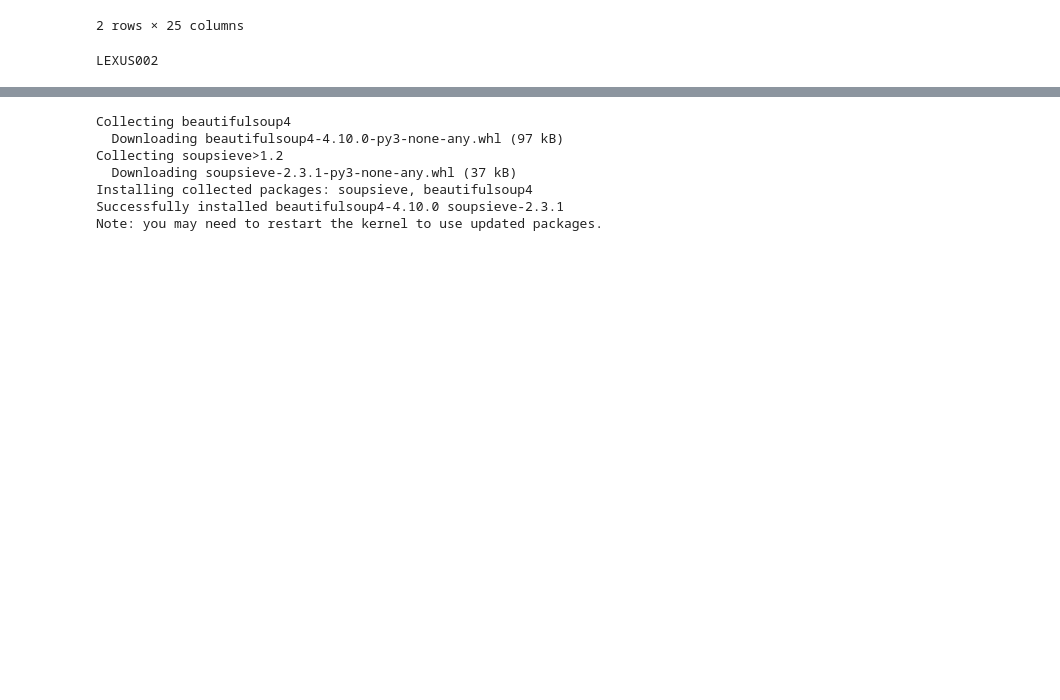
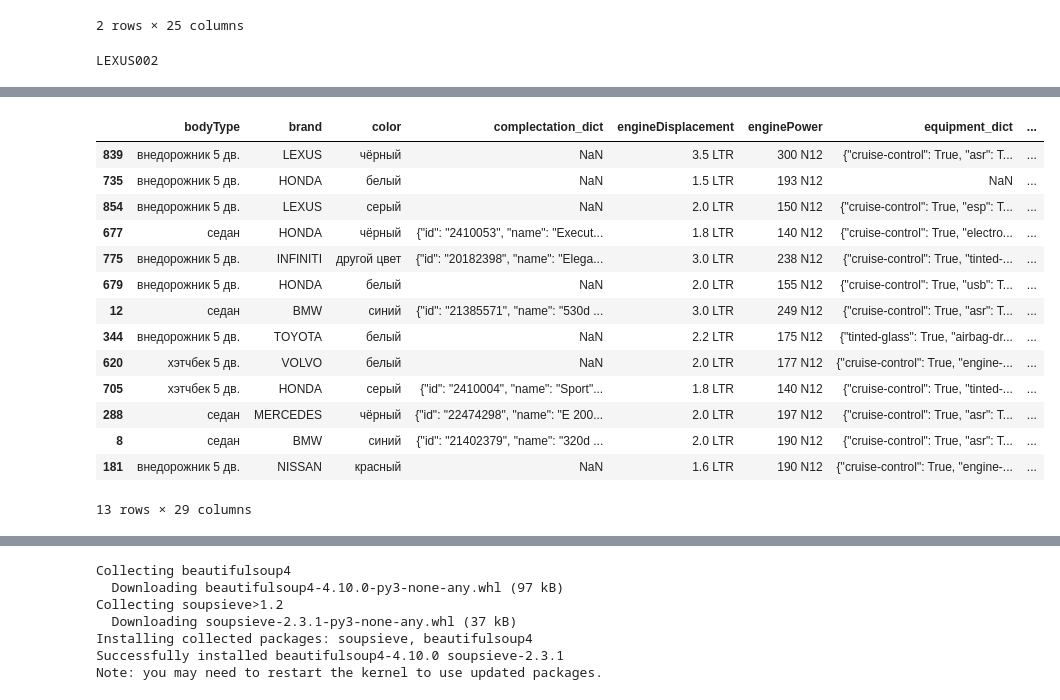
Before and after one commit to sawa25/module_6, a Jupyter notebook: getdata.ipynb, the cells around one changed output, grey strips where cells are left out. Cells and saved outputs as stored; diff of their text form; code cells hidden in the pictures; blank space fills up the shorter version.

```diff
--- a/getdata.ipynb
+++ b/getdata.ipynb
@@ -572,18 +572,34 @@ print('{0}{1:03d}'.format(mark,2))
 # %% [output]
 LEXUS002
 # %%
+#проверка выдергивания нужных данных из авто.ру и сохранение
 df=pd.DataFrame()
 t0=0
 datadic={}
-for mark in ['BMW', 'VOLKSWAGEN']:
-    for page in range(1,2):
+numpages=99
+numpages=2
+for mark in [ 'NISSAN']:
+
+    for page in range(1,numpages+1):
+        df=pd.DataFrame() #для каждой марки отдельный файл постранично
         #получить с сервера страницу page в словарь
         while time.time_ns() - t0<500000000: #проверять время, чтобы не получить отказ от сервера
             time.sleep(0.1)
         datadic=responsedic(page,js,mark)
         t0 = time.time_ns()  # начальное время старта
+        # "pagination":{"total_page_count":99,"total_offers_count":4301,"page":2,"page_size":37,"from":38,"to":74,"current":2}
+        pg=datadic['pagination']
+        print("from {} to {} ({}) totoffers {} totpage {} ->".format(pg["from"],pg["to"],pg["page_size"], pg['total_offers_count'],pg['total_page_count']),end=" ...")
         df=feelDF(datadic,df,mark)
-    df.to_csv('{0}{1:03d}'.format(mark,page))
+        fname='{0}{1:03d}.csv'.format(mark,page)
+        print("save ",fname,end=" ...")
+        df.to_csv(fname,index=False)
+        print(" done")
+        totpage=pg['total_page_count']
+        if page<totpage: continue
+        else:
+            print("no more pages for ",mark)
+            break
 
 # test['bodyType'].value_counts().index.values
 
@@ -597,0 +611,19 @@ print(qq)
+# %%
+# проверка считывания и набора тренировочной базы
+trainfname='dftrain.csv'
+dftest=pd.DataFrame()
+for mark in marks:
+    for page in range(1,numpages+1):
+        try:
+            fname='{0}{1:03d}.csv'.format(mark,page)
+            print("read ",fname,end=" ...")
+            df_=pd.read_csv('{0}{1:03d}.csv'.format(mark,page))
+            print(" concat",end=" ...")
+            dftest=pd.concat([dftest,df_])
+            print(" done")
+        except Exception as ex:
+            print(ex)
+
+dftest.to_csv(trainfname,index=False) #сохранение итоговой базы
+# qq=dftest[dftest.complectation_dict.notna()]['complectation_dict'].iloc[0].__str__()
+# print(qq)
@@ -598,3 +648,22 @@ print(qq)
+# %%
+# dftest=pd.read_csv(trainfname)
+dftest.sample(13).iloc[:,:]
+# %% [output]
+|  | bodyType | brand | color | complectation_dict | engineDisplacement | enginePower | equipment_dict | ... |
+| 839 | внедорожник 5 дв. | LEXUS | чёрный | NaN | 3.5 LTR | 300 N12 | {"cruise-control": True, "asr": T... | ... |
+| 735 | внедорожник 5 дв. | HONDA | белый | NaN | 1.5 LTR | 193 N12 | NaN | ... |
+| 854 | внедорожник 5 дв. | LEXUS | серый | NaN | 2.0 LTR | 150 N12 | {"cruise-control": True, "esp": T... | ... |
+| 677 | седан | HONDA | чёрный | {"id": "2410053", "name": "Execut... | 1.8 LTR | 140 N12 | {"cruise-control": True, "electro... | ... |
+| 775 | внедорожник 5 дв. | INFINITI | другой цвет | {"id": "20182398", "name": "Elega... | 3.0 LTR | 238 N12 | {"cruise-control": True, "tinted-... | ... |
+| 679 | внедорожник 5 дв. | HONDA | белый | NaN | 2.0 LTR | 155 N12 | {"cruise-control": True, "usb": T... | ... |
+| 12 | седан | BMW | синий | {"id": "21385571", "name": "530d ... | 3.0 LTR | 249 N12 | {"cruise-control": True, "asr": T... | ... |
+| 344 | внедорожник 5 дв. | TOYOTA | белый | NaN | 2.2 LTR | 175 N12 | {"tinted-glass": True, "airbag-dr... | ... |
+| 620 | хэтчбек 5 дв. | VOLVO | белый | NaN | 2.0 LTR | 177 N12 | {"cruise-control": True, "engine-... | ... |
+| 705 | хэтчбек 5 дв. | HONDA | серый | {"id": "2410004", "name": "Sport"... | 1.8 LTR | 140 N12 | {"cruise-control": True, "tinted-... | ... |
+| 288 | седан | MERCEDES | чёрный | {"id": "22474298", "name": "E 200... | 2.0 LTR | 197 N12 | {"cruise-control": True, "asr": T... | ... |
+| 8 | седан | BMW | синий | {"id": "21402379", "name": "320d ... | 2.0 LTR | 190 N12 | {"cruise-control": True, "asr": T... | ... |
+| 181 | внедорожник 5 дв. | NISSAN | красный | NaN | 1.6 LTR | 190 N12 | {"cruise-control": True, "engine-... | ... |
+13 rows × 29 columns
 # %%
 dftest.sample(3).iloc[:,:]
 # %% [output]
```
Also changed, not shown: parts of 5 cells of this notebook, 1 other file.
